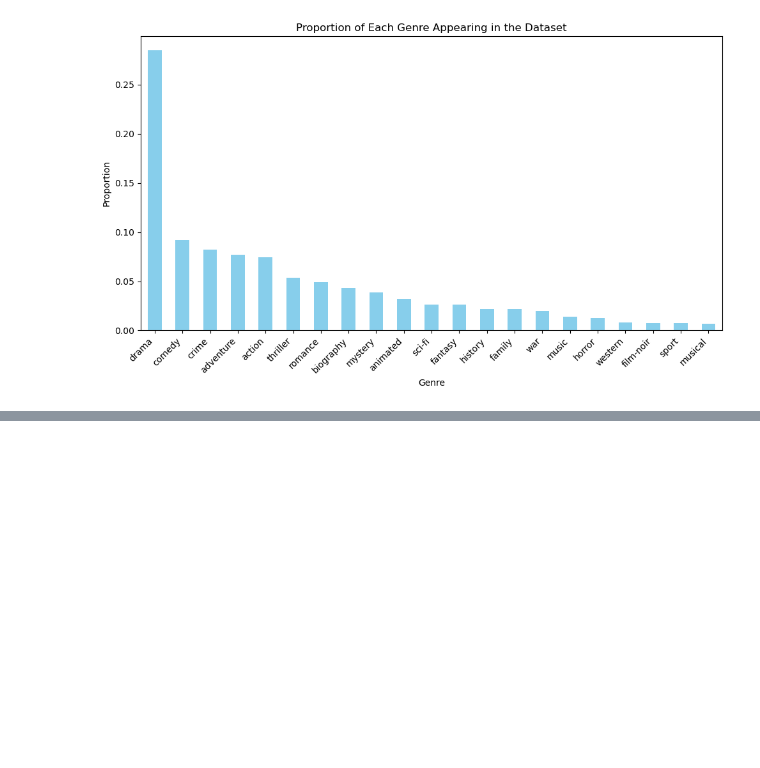
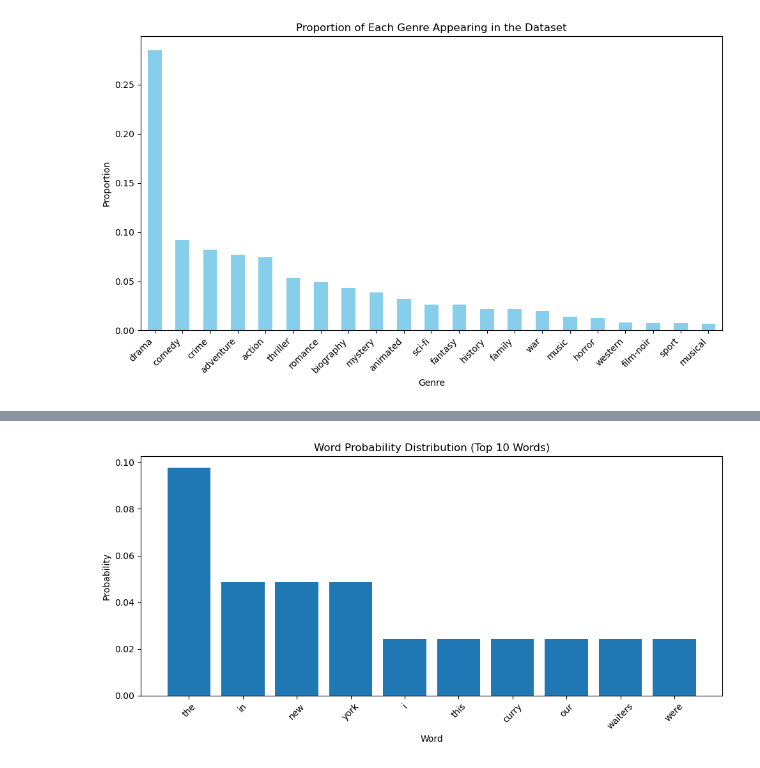
Before and after one commit to kristen-ngai/KN---qtm151fall2025, a Jupyter notebook: Lecture_24-trigrams/Lecture24.ipynb, the cells around one changed output, grey strips where cells are left out. Saved outputs shown, nothing was run; the diff lists cells and outputs as text; code cells hidden in the pictures; blank space fills up the shorter version.

```diff
--- a/Lecture_24-trigrams/Lecture24.ipynb
+++ b/Lecture_24-trigrams/Lecture24.ipynb
@@ -749,0 +794,11 @@ Name: count, dtype: float64
+# %%
+#Question 4
+ending_letter = "y"
+
+# Extract words using pandas + python split
+df["temp_words"] = df["review"].str.lower().str.replace(r"[^a-z\s]", "", regex=True).str.split()
+
+mask = df["temp_words"].apply(lambda words: any(word.endswith(ending_letter) for word in words))
+
+df_ending = df[mask]
+display(df_ending)
@@ -749,0 +811,10 @@ Name: count, dtype: float64
+# %%
+#Question 5:
+df["tokens"] = (
+    df["review"]
+      .str.lower()
+      .str.replace(r"[^a-z\s]", "", regex=True)
+      .str.split()
+)
+
+display(df["tokens"])
@@ -749,0 +830,24 @@ Name: count, dtype: float64
+# %%
+#Question 6:
+
+# df['tokens'] exists from step 5
+
+# Convert the column of lists into one long list of all words
+all_words = sum(df["tokens"].tolist(), [])
+word_counts = pd.Series(all_words).value_counts()
+word_probs = word_counts / word_counts.sum()
+word_counts = pd.Series(all_words).value_counts()
+word_probs = word_counts / word_counts.sum()
+
+top_n = 10
+
+plt.figure(figsize=(10,5))
+plt.bar(word_probs.head(top_n).index, word_probs.head(top_n).values)
+plt.title("Word Probability Distribution (Top 10 Words)")
+plt.xlabel("Word")
+plt.ylabel("Probability")
+plt.xticks(rotation=45)
+plt.tight_layout()
+plt.show()
+# %% [output]
+[figure, added]
```
Also changed, not shown: parts of 12 cells of this notebook.
